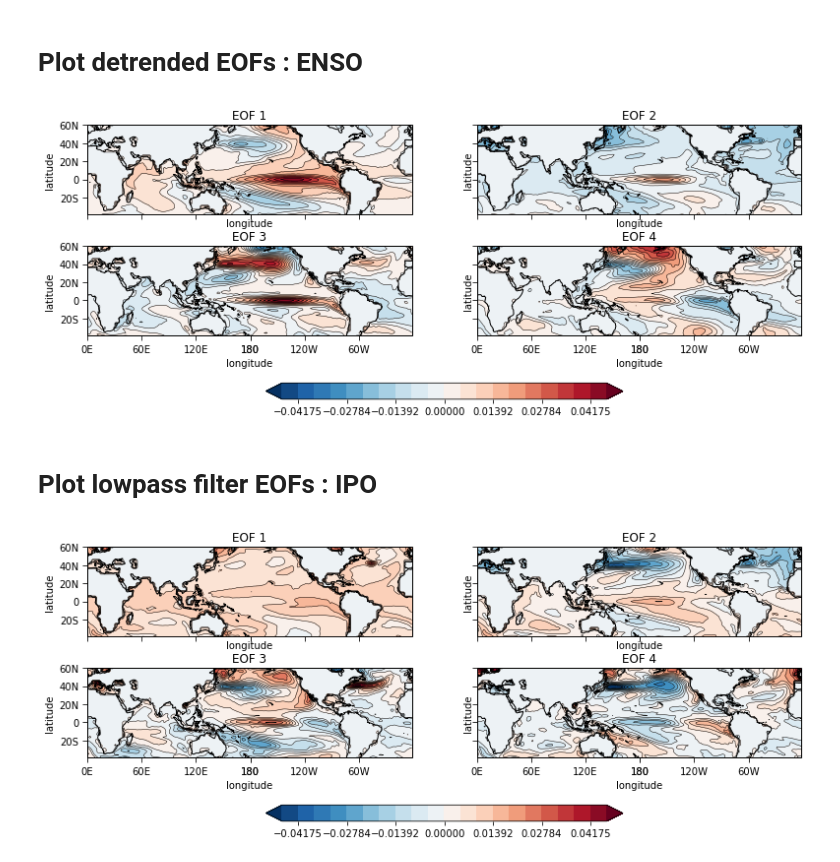
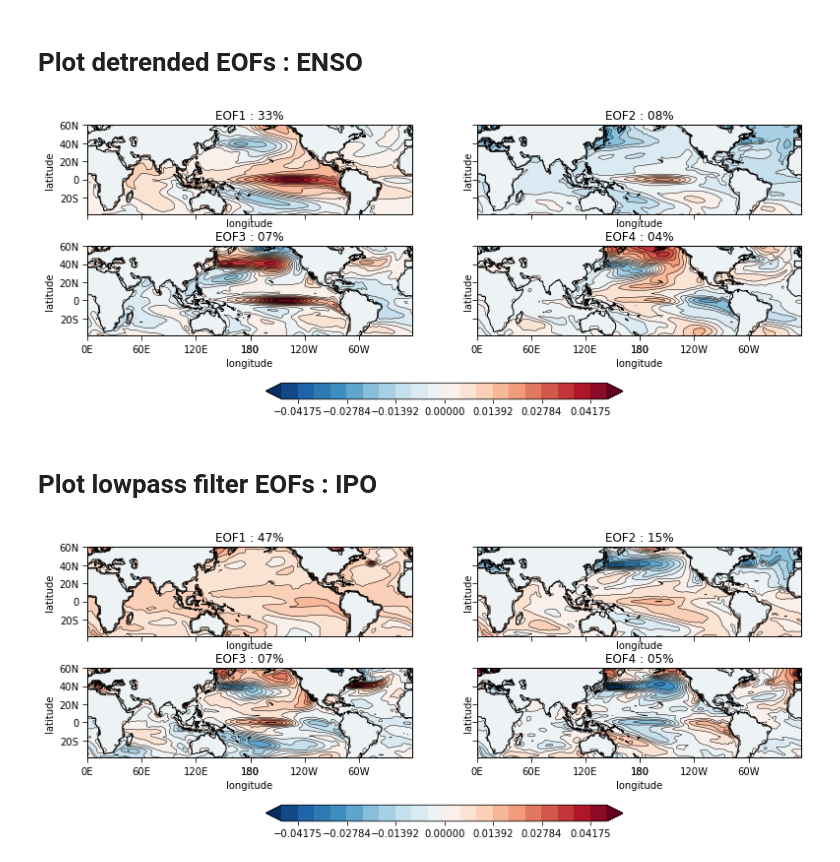
Before and after one commit to fanchic/pangeo, a Jupyter notebook: xarray climate toolbox.ipynb, the cells around one changed output. Drawn from its saved outputs; the diff is of its cells as text; code cells hidden in the pictures.

```diff
--- a/xarray climate toolbox.ipynb
+++ b/xarray climate toolbox.ipynb
@@ -212,35 +212,35 @@ for itr,axi in enumerate(ax) :
                       transform=projection, extend=sature_minmax, add_colorbar = False)
 
     if add_contour_lines :
         eofs.sel(mode=itr).plot.contour(ax=axi,levels=np.linspace(vmin , vmax , nb_interval + 1),
                      transform=projection, extend=sature_minmax, colors = 'black', linestyles = '-', linewidths = 0.5, add_colorbar = False)
 
-    axi.set_title('EOF %s' % (itr+1))
+    axi.set_title('EOF%s : ' % (itr+1) + '{:02.0f}'.format(100* variance_fractions.sel(mode=itr).values)+'%')
 
     if coastlines :
         axi.coastlines(linewidth=1.)
 
     if axi.projection.__class__ != ccrs.Robinson().__class__ :
         if limits == None :
             limits = (min(longitude.values),max(longitude.values),min(latitude.values),max(latitude.values))
         axi.set_xticks(np.arange(limits[0],limits[1]+1,xaxis_interval), crs=ccrs.PlateCarree())
         axi.set_yticks(np.arange(limits[2],limits[3]+1,yaxis_interval), crs=ccrs.PlateCarree())
         lon_formatter = LongitudeFormatter(zero_direction_label=True, degree_symbol='')
         lat_formatter = LatitudeFormatter(degree_symbol='')
         axi.xaxis.set_major_formatter(lon_formatter)
         axi.yaxis.set_major_formatter(lat_formatter)
         axi.tick_params(direction = 'out', length = 5)
         axi.set_aspect('equal', 'box')
         axi.set_xlabel('longitude')
         axi.set_ylabel('latitude')
 
 cbar = fig.colorbar(cf,ax = ax, orientation = 'horizontal',extendfrac='auto', shrink=0.5, anchor=(0.5,-4))
 plt.subplots_adjust(hspace=0.3)
 
 #plt.tight_layout()
 #plt.savefig('eofs.png', orientation='landscape',dpi=100)
 # %% [output]
-[figure, old version]
+[figure, new version]
 # %% [markdown]
 # Plot lowpass filter EOFs : IPO
 # %%
@@ -274,7 +274,7 @@ for itr,axi in enumerate(ax) :
         eofs_lowpass.sel(mode=itr).plot.contour(ax=axi,levels=np.linspace(vmin , vmax , nb_interval + 1),
                      transform=projection, extend=sature_minmax, colors = 'black', linestyles = '-', linewidths = 0.5, add_colorbar = False)
 
-    axi.set_title('EOF %s' % (itr+1))
+    axi.set_title('EOF%s : ' % (itr+1) + '{:02.0f}'.format(100* variance_fractions_lowpass.sel(mode=itr).values)+'%')
 
     if coastlines :
         axi.coastlines(linewidth=1.)
@@ -299,4 +299,4 @@ plt.subplots_adjust(hspace=0.3)
 #plt.tight_layout()
 #plt.savefig('eofs.png', orientation='landscape',dpi=100)
 # %% [output]
-[figure, old version]
+[figure, new version]
```
Also changed, not shown: parts of 4 cells of this notebook.
